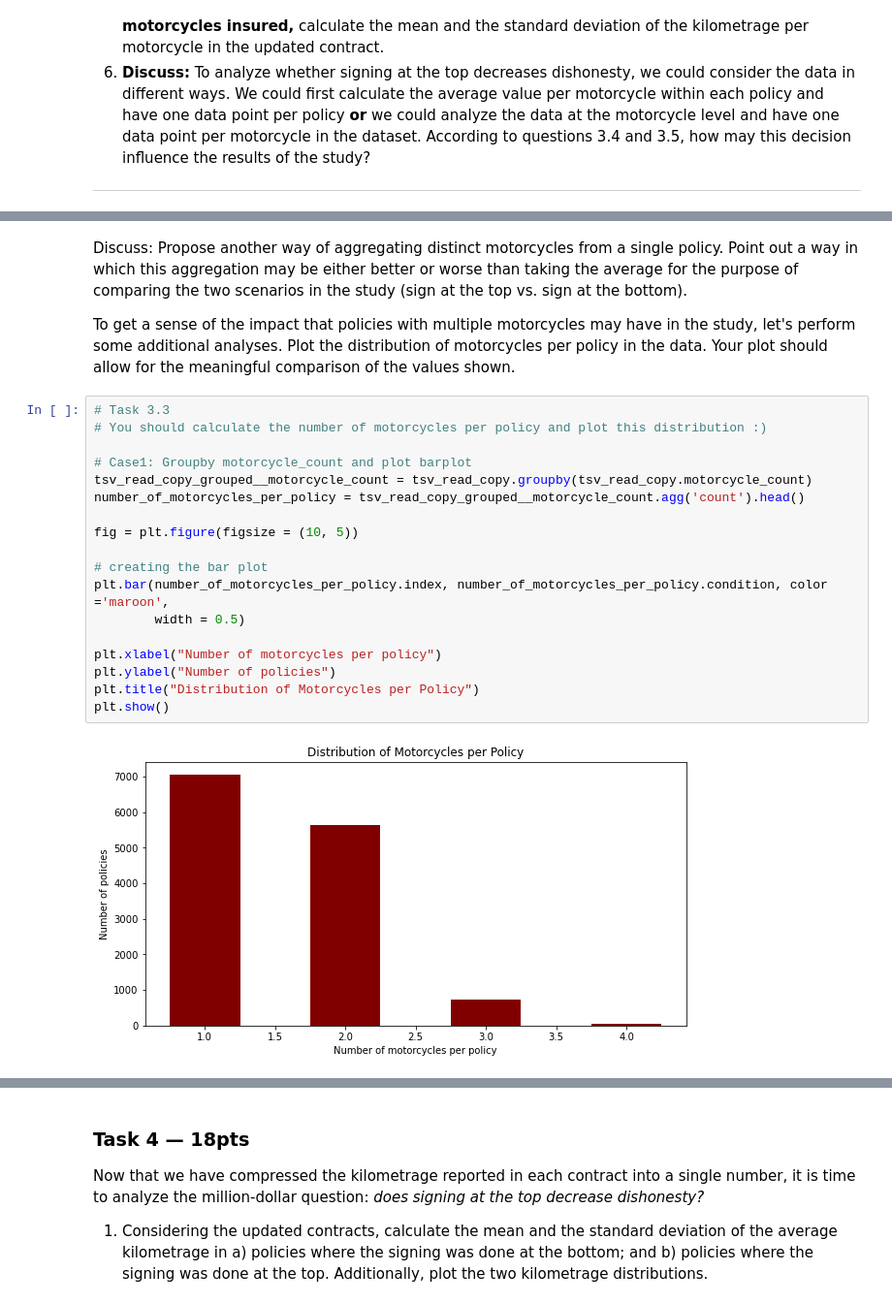
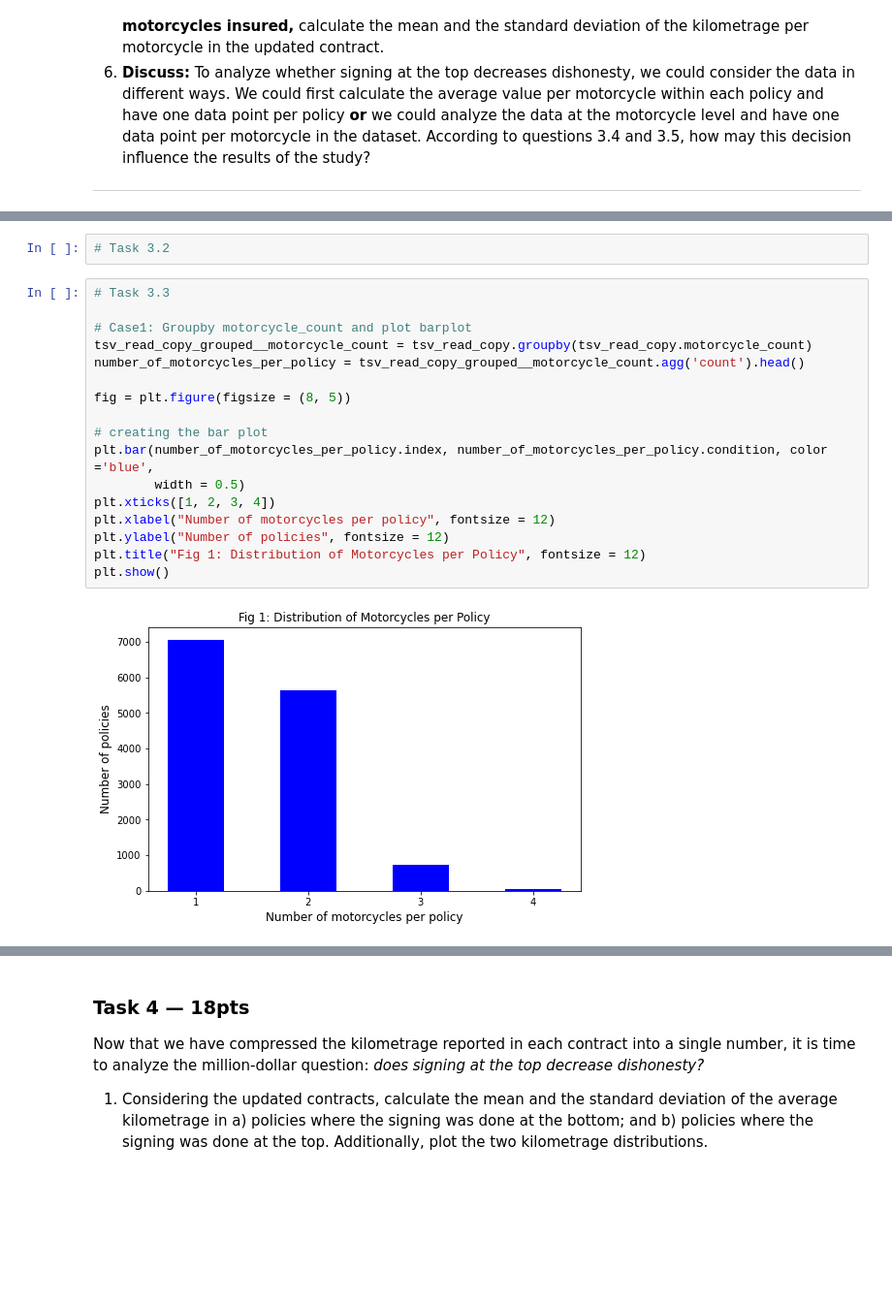
Before and after one commit to lancelotzomax/2021, a Jupyter notebook: Homework/01 - Pandas Data Wrangling and Data Viz/hw1.ipynb, the cells around one changed output, grey strips where cells are left out. Shown at 97% size. Drawn from its saved outputs; the diff is of its cells as text; blank space fills up the shorter version.

```diff
--- a/Homework/01 - Pandas Data Wrangling and Data Viz/hw1.ipynb
+++ b/Homework/01 - Pandas Data Wrangling and Data Viz/hw1.ipynb
@@ -382,25 +425,22 @@ tsv_read_copy.head(10)
-# %% [markdown]
-Discuss: Propose another way of aggregating distinct motorcycles from a single policy. Point out a way in which this aggregation may be either better or worse than taking the average for the purpose of comparing the two scenarios in the study (sign at the top vs. sign at the bottom).
-
-To get a sense of the impact that policies with multiple motorcycles may have in the study, let's perform some additional analyses. Plot the distribution of motorcycles per policy in the data. Your plot should allow for the meaningful comparison of the values shown.
+# %%
+# Task 3.2
 # %%
 # Task 3.3
-# You should calculate the number of motorcycles per policy and plot this distribution :)
 
 # Case1: Groupby motorcycle_count and plot barplot
 tsv_read_copy_grouped__motorcycle_count = tsv_read_copy.groupby(tsv_read_copy.motorcycle_count)
 number_of_motorcycles_per_policy = tsv_read_copy_grouped__motorcycle_count.agg('count').head()
 
-fig = plt.figure(figsize = (10, 5))
+fig = plt.figure(figsize = (8, 5))
 
 # creating the bar plot
-plt.bar(number_of_motorcycles_per_policy.index, number_of_motorcycles_per_policy.condition, color ='maroon',
+plt.bar(number_of_motorcycles_per_policy.index, number_of_motorcycles_per_policy.condition, color ='blue',
         width = 0.5)
-
-plt.xlabel("Number of motorcycles per policy")
-plt.ylabel("Number of policies")
-plt.title("Distribution of Motorcycles per Policy")
+plt.xticks([1, 2, 3, 4])
+plt.xlabel("Number of motorcycles per policy", fontsize = 12)
+plt.ylabel("Number of policies", fontsize = 12)
+plt.title("Fig 1: Distribution of Motorcycles per Policy", fontsize = 12)
 plt.show()
 # %% [output]
-[figure, old version]
+[figure, new version]
 # %%
```
Also changed, not shown: parts of 19 cells of this notebook.
